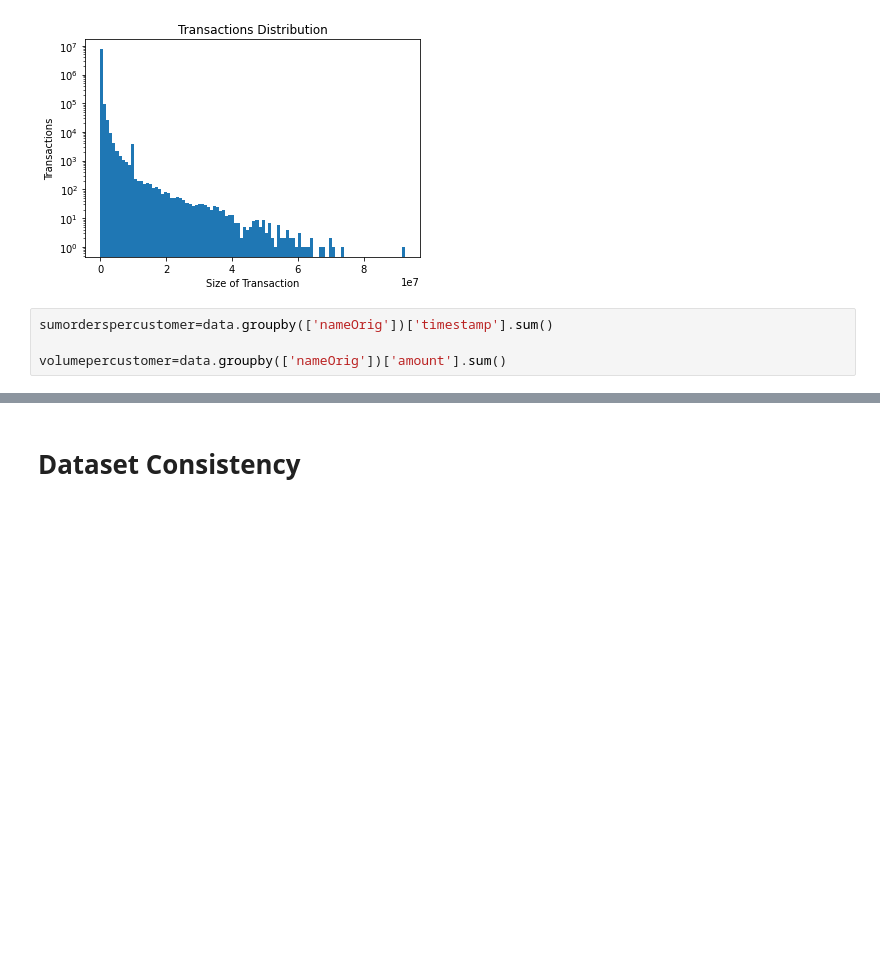
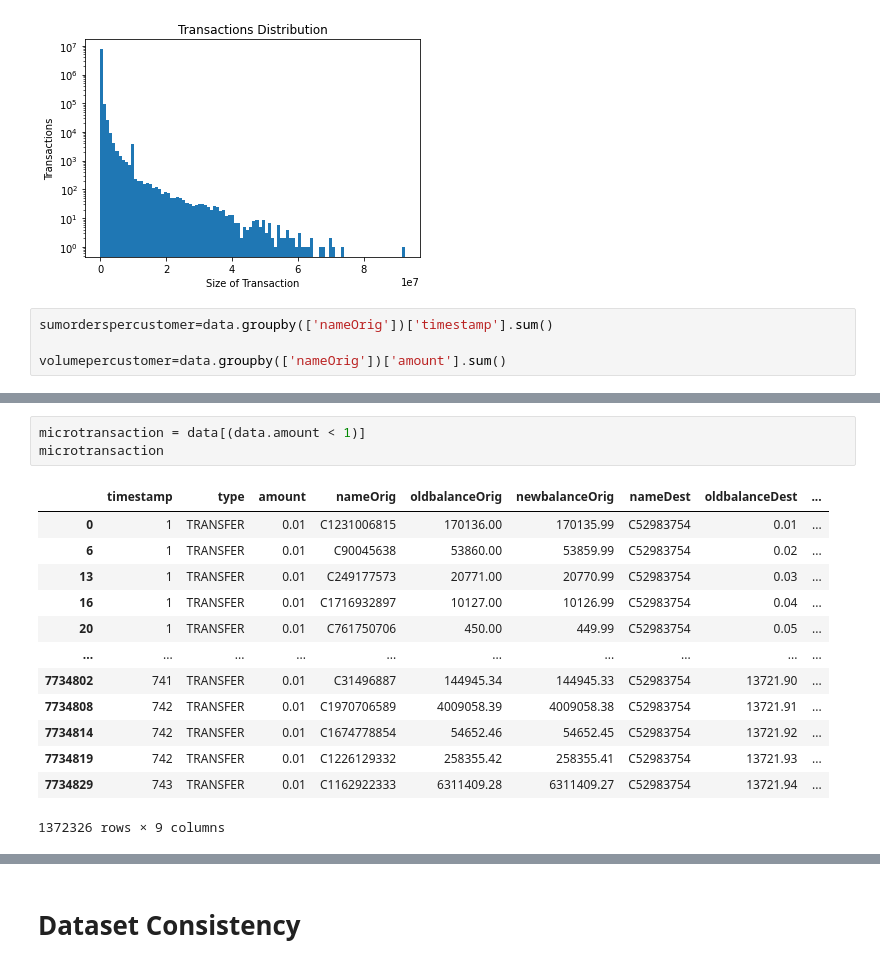
Before and after one commit to sensisoap/FundamentalData2022, a Jupyter notebook: Assignment1Template.ipynb, the cells around one changed output, grey strips where cells are left out. Cells and saved outputs as stored; diff of their text form; blank space fills up the shorter version.

```diff
--- a/Assignment1Template.ipynb
+++ b/Assignment1Template.ipynb
@@ -135,0 +140,17 @@ Text(0.5, 0, 'Volume Size')
+# %%
+microtransaction = data[(data.amount < 1)]
+microtransaction
+# %% [output]
+|  | timestamp | type | amount | nameOrig | oldbalanceOrig | newbalanceOrig | nameDest | oldbalanceDest | ... |
+| 0 | 1 | TRANSFER | 0.01 | C1231006815 | 170136.00 | 170135.99 | C52983754 | 0.01 | ... |
+| 6 | 1 | TRANSFER | 0.01 | C90045638 | 53860.00 | 53859.99 | C52983754 | 0.02 | ... |
+| 13 | 1 | TRANSFER | 0.01 | C249177573 | 20771.00 | 20770.99 | C52983754 | 0.03 | ... |
+| 16 | 1 | TRANSFER | 0.01 | C1716932897 | 10127.00 | 10126.99 | C52983754 | 0.04 | ... |
+| 20 | 1 | TRANSFER | 0.01 | C761750706 | 450.00 | 449.99 | C52983754 | 0.05 | ... |
+| ... | ... | ... | ... | ... | ... | ... | ... | ... | ... |
+| 7734802 | 741 | TRANSFER | 0.01 | C31496887 | 144945.34 | 144945.33 | C52983754 | 13721.90 | ... |
+| 7734808 | 742 | TRANSFER | 0.01 | C1970706589 | 4009058.39 | 4009058.38 | C52983754 | 13721.91 | ... |
+| 7734814 | 742 | TRANSFER | 0.01 | C1674778854 | 54652.46 | 54652.45 | C52983754 | 13721.92 | ... |
+| 7734819 | 742 | TRANSFER | 0.01 | C1226129332 | 258355.42 | 258355.41 | C52983754 | 13721.93 | ... |
+| 7734829 | 743 | TRANSFER | 0.01 | C1162922333 | 6311409.28 | 6311409.27 | C52983754 | 13721.94 | ... |
+1372326 rows × 9 columns
```
Also changed, not shown: parts of 14 cells of this notebook.
